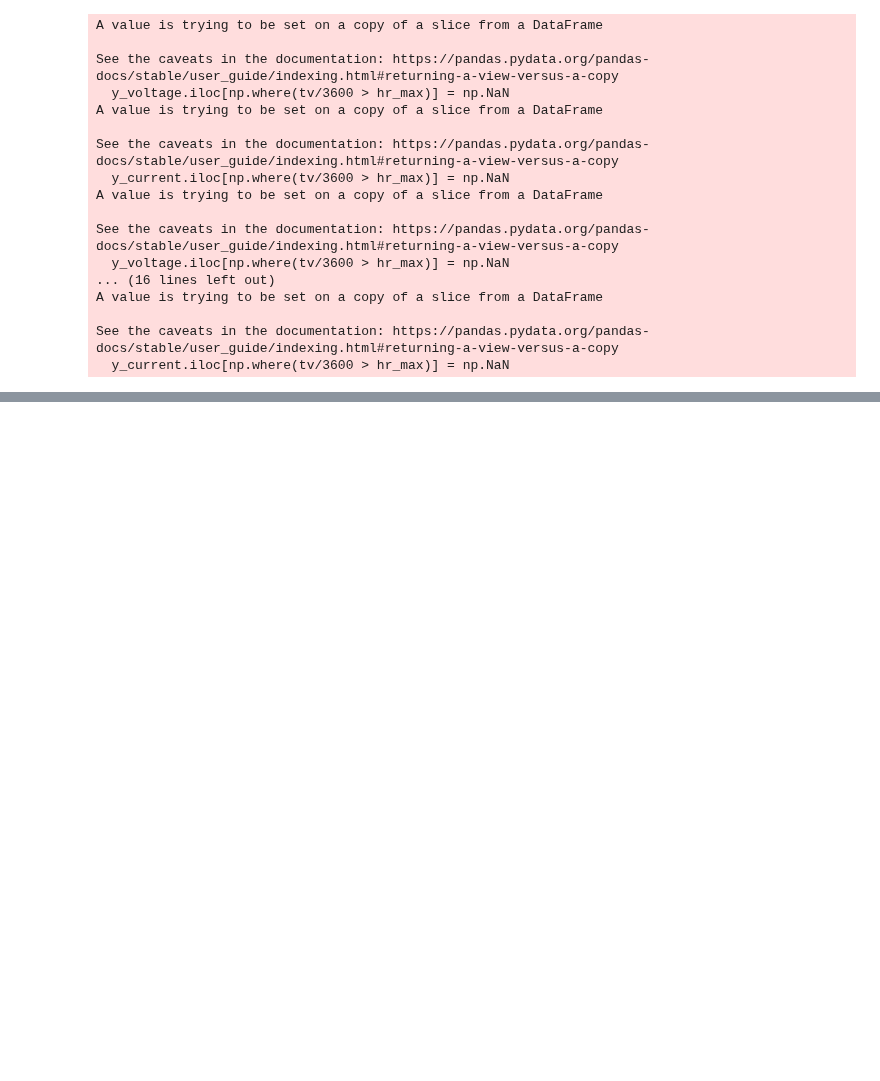
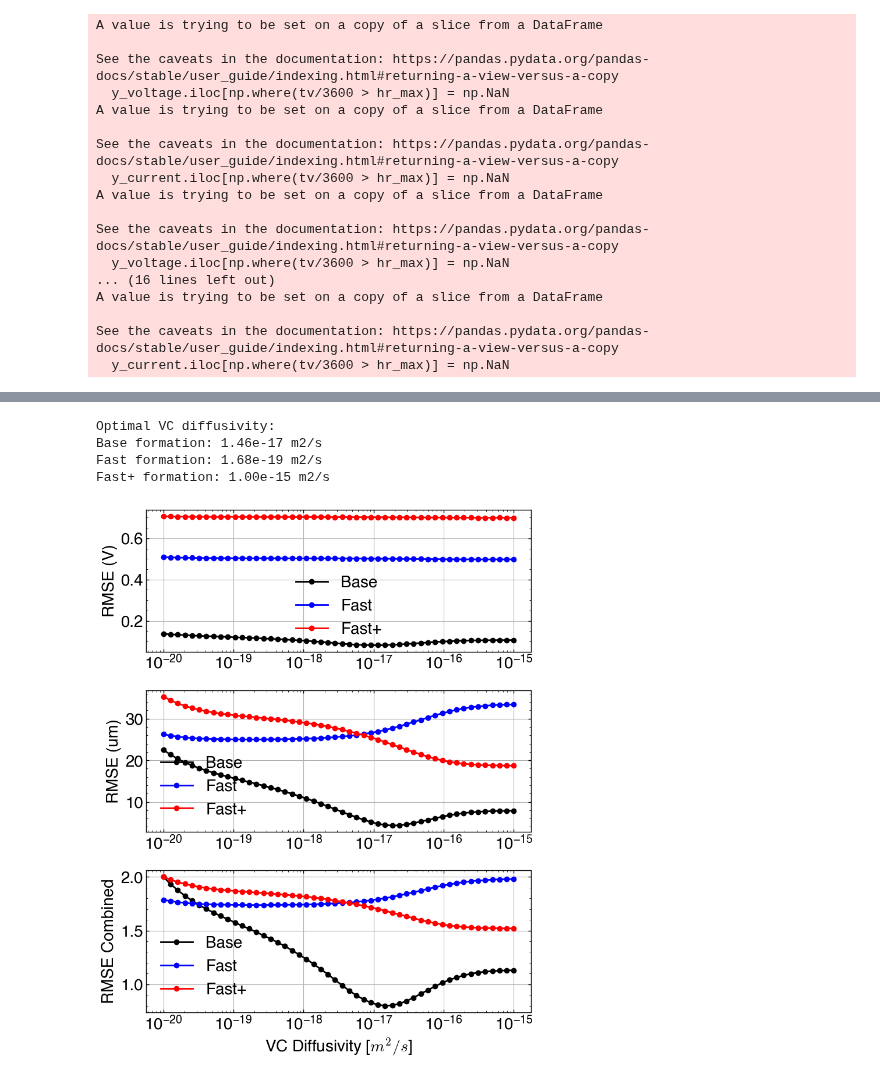
Before and after one commit to wengandrew/formation-modeling, a Jupyter notebook: notebooks/2025_04_16_dsei_tuning.ipynb, the cells around one changed output, grey strips where cells are left out. Drawn from its saved outputs; the diff is of its cells as text; code cells hidden in the pictures; blank space fills up the shorter version.

```diff
--- a/notebooks/2025_04_16_dsei_tuning.ipynb
+++ b/notebooks/2025_04_16_dsei_tuning.ipynb
@@ -541,0 +625,54 @@ ax4.grid(False)
+# %%
+combined_rmse1 = rmse1_e_vec/np.max(rmse1_e_vec) + rmse1_v_vec/np.max(rmse1_v_vec)
+combined_rmse2 = rmse2_e_vec/np.max(rmse2_e_vec) + rmse2_v_vec/np.max(rmse2_v_vec)
+combined_rmse3 = rmse3_e_vec/np.max(rmse3_e_vec) + rmse3_v_vec/np.max(rmse3_v_vec)
+
+fig, (ax1, ax2, ax3) = plt.subplots(3,1, figsize=(8, 10))
+
+# Plot expansion RMSE
+ax1.plot(diff_vec, rmse1_v_vec, c='k', marker='o', label='Base')
+ax1.plot(diff_vec, rmse2_v_vec, c='b', marker='o', label='Fast')
+ax1.plot(diff_vec, rmse3_v_vec, c='r', marker='o', label='Fast+')
+ax1.set_xscale('log')
+ax1.set_ylabel('RMSE (V)')
+ax1.legend()
+
+# Plot voltage RMSE
+ax2.plot(diff_vec, rmse1_e_vec, c='k', marker='o', label='Base')
+ax2.plot(diff_vec, rmse2_e_vec, c='b', marker='o', label='Fast')
+ax2.plot(diff_vec, rmse3_e_vec, c='r', marker='o', label='Fast+')
+ax2.set_xscale('log')
+ax2.set_ylabel('RMSE (um)')
+ax2.legend()
+
+# Plot combined error
+ax3.plot(diff_vec, combined_rmse1, c='k', marker='o', label='Base')
+ax3.plot(diff_vec, combined_rmse2, c='b', marker='o', label='Fast')
+ax3.plot(diff_vec, combined_rmse3, c='r', marker='o', label='Fast+')
+ax3.set_xscale('log')
+ax3.set_xlabel('VC Diffusivity [$m^2/s$]')
+ax3.set_ylabel('RMSE Combined')
+ax3.legend()
+
+# Find minimum of combined error and corresponding diffusivity for each protocol
+min_idx1 = np.argmin(combined_rmse1)
+min_idx2 = np.argmin(combined_rmse2)
+min_idx3 = np.argmin(combined_rmse3)
+
+# Extract the optimal diffusivity values
+diff1 = diff_vec[min_idx1]
+diff2 = diff_vec[min_idx2]
+diff3 = diff_vec[min_idx3]
+
+plt.tight_layout()
+
+print(f"Optimal VC diffusivity:")
+print(f"Base formation: {diff1:.2e} m2/s")
+print(f"Fast formation: {diff2:.2e} m2/s")
+print(f"Fast+ formation: {diff3:.2e} m2/s")
+# %% [output]
+Optimal VC diffusivity:
+Base formation: 1.46e-17 m2/s
+Fast formation: 1.68e-19 m2/s
+Fast+ formation: 1.00e-15 m2/s
+[figure, added]
```
Also changed, not shown: parts of 24 cells of this notebook, 1 other file.
